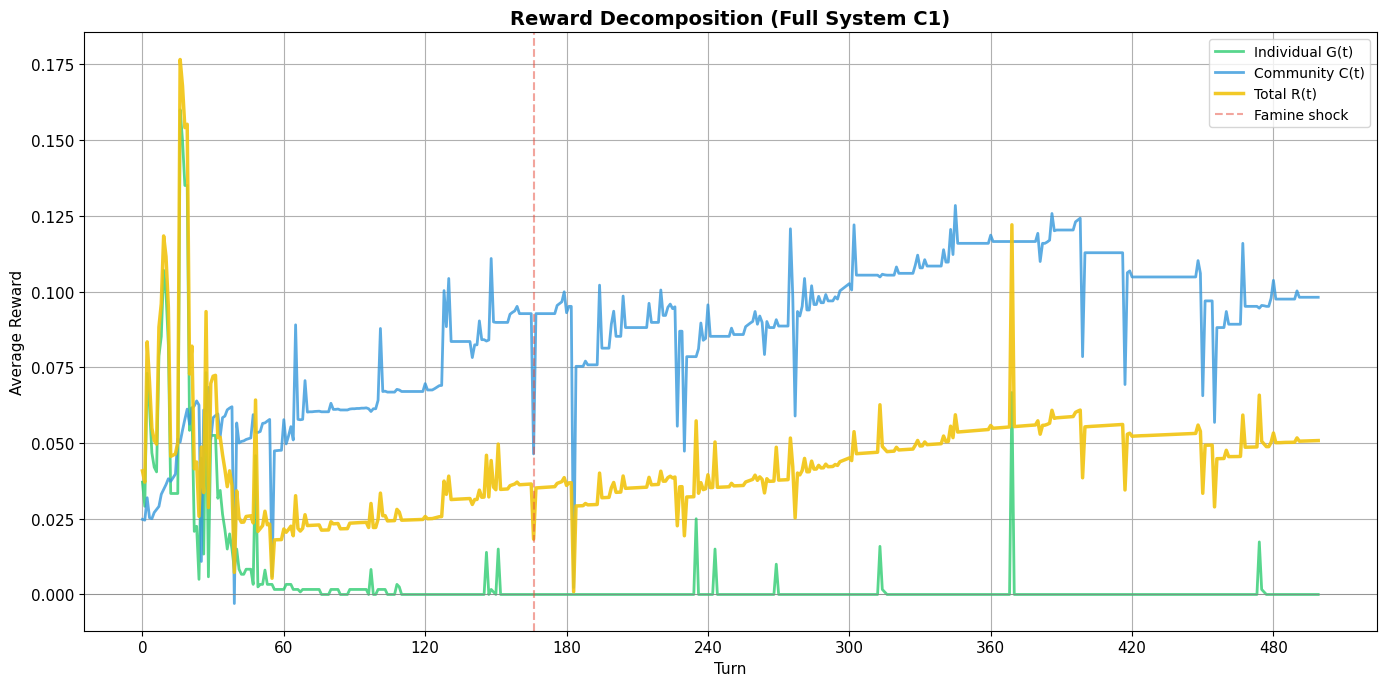
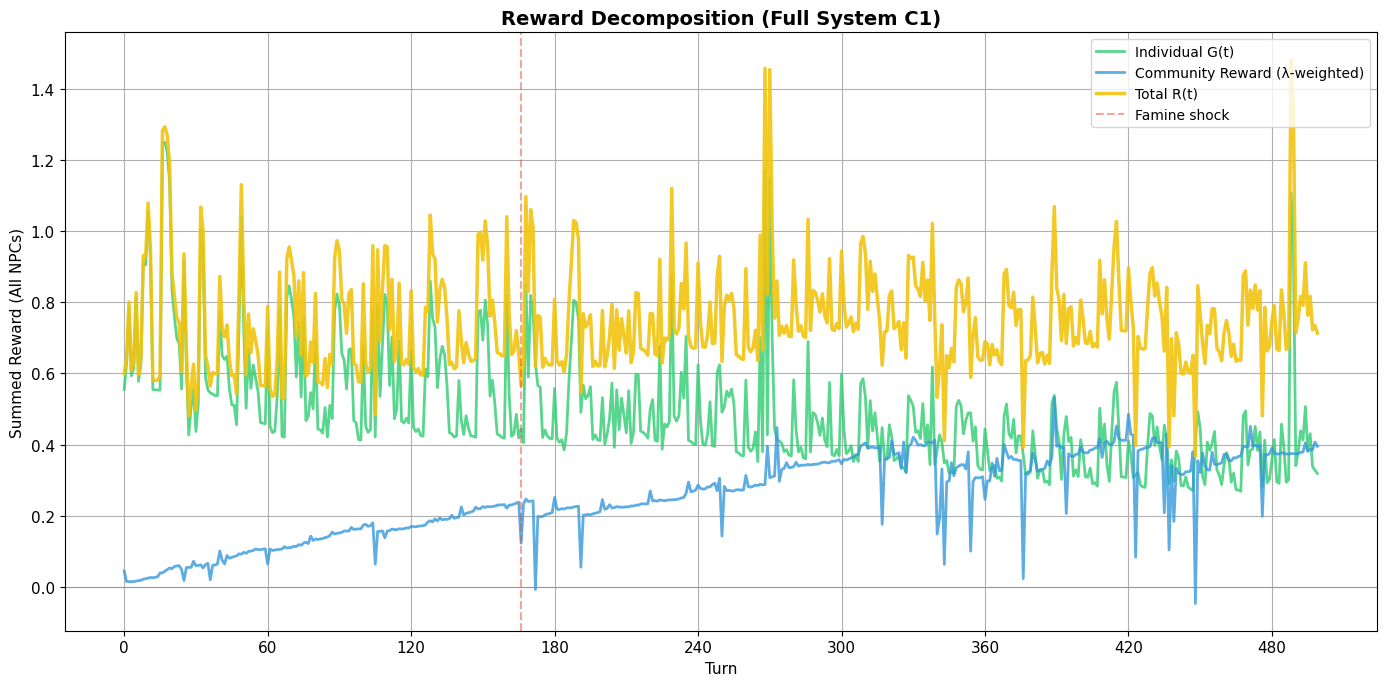
Unified diff of the notebook cell whose output changed from the first chart to the second:
--- before
+++ after
@@ -2,11 +2,12 @@
 fig, ax = plt.subplots(figsize=(14, 7))
 turns = c1["reward_turns"]
-ax.plot(turns, c1["avg_individual_reward"], color="#2ecc71", linewidth=2, label="Individual G(t)", alpha=0.8)
-ax.plot(turns, c1["avg_community_reward"], color="#3498db", linewidth=2, label="Community C(t)", alpha=0.8)
-ax.plot(turns, c1["avg_total_reward"], color="#f1c40f", linewidth=2.5, label="Total R(t)", alpha=0.9)
+num_npcs = len(c1.get("npc_states", [1]*6))
+ax.plot(turns, [v * num_npcs for v in c1["avg_individual_reward"]], color="#2ecc71", linewidth=2, label="Individual G(t)", alpha=0.8)
+ax.plot(turns, [v * num_npcs for v in c1["avg_community_reward"]], color="#3498db", linewidth=2, label="Community Reward (λ-weighted)", alpha=0.8)
+ax.plot(turns, [v * num_npcs for v in c1["avg_total_reward"]], color="#f1c40f", linewidth=2.5, label="Total R(t)", alpha=0.9)
 ax.axhline(y=0, color="#888", linewidth=0.5)
 if c1.get("shock_turn"):
     ax.axvline(x=c1["shock_turn"], color="#e74c3c", linestyle="--", alpha=0.5, label="Famine shock")
-ax.set_xlabel("Turn"); ax.set_ylabel("Average Reward")
+ax.set_xlabel("Turn"); ax.set_ylabel("Summed Reward (All NPCs)")
 ax.set_title("Reward Decomposition (Full System C1)", fontsize=14, fontweight="bold")
 ax.legend(loc="upper right", fontsize=10); ax.grid(True)

Commit: chore: fix tabular Q-learning agent with reward decomposition and action masking